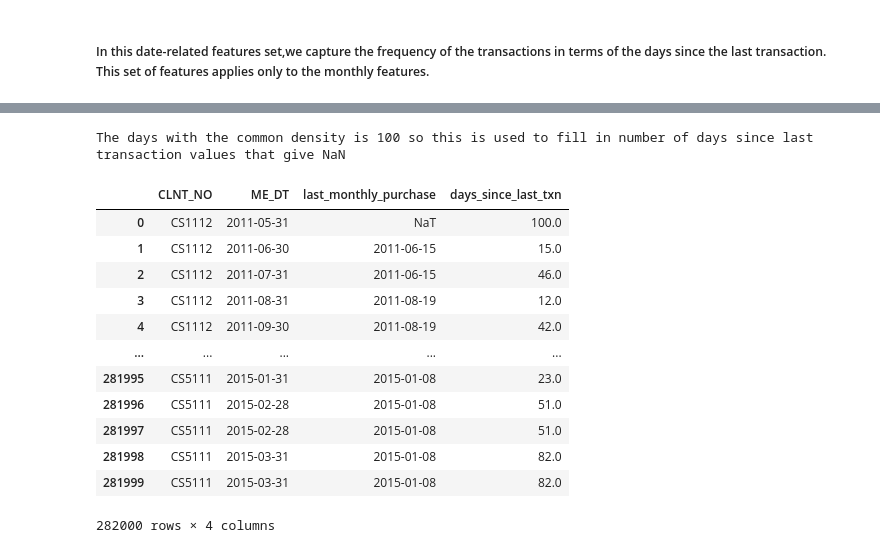
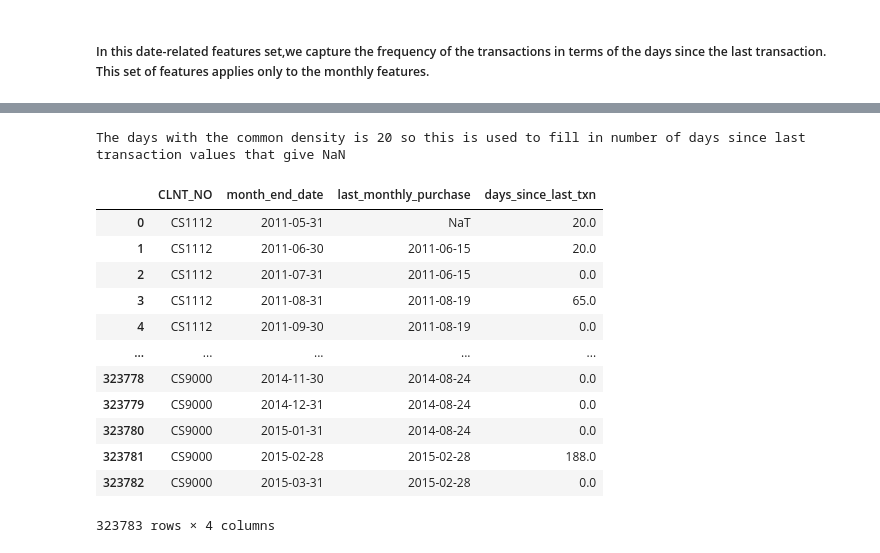
Before and after one commit to PortiaMasibi/Predicting-Response-to-Promotional-Campaign-, a Jupyter notebook: initial_data_analysis.ipynb, the cells around one changed output, grey strips where cells are left out. Saved outputs shown, nothing was run; the diff lists cells and outputs as text; code cells hidden in the pictures.

```diff
--- a/initial_data_analysis.ipynb
+++ b/initial_data_analysis.ipynb
@@ -380,9 +399,9 @@ for i in range(4000,6889):
     for j in range(0,len(dt)):
         bpt.append([cln[i],dt[j]])
 # %%
-base_table_pd = pd.DataFrame(bpt, columns = ['CLNT_NO','ME_DT'])
-# converting the 'ME_DT' column to datetime format
-base_table_pd['ME_DT']= pd.to_datetime(base_table_pd['ME_DT'])
+base_table_pd = pd.DataFrame(bpt, columns = ['CLNT_NO','month_end_date'])
+# converting the 'month_end_date' column to datetime format
+base_table_pd['month_end_date']= pd.to_datetime(base_table_pd['month_end_date'])
 
 base_table_pd
 # %% [output]
@@ -713,7 +733,7 @@ monthly_day_counts.to_excel('data/mth_day_counts.xlsx')
 # have multiple purchases in a month. Since we want to calculate the ”days since last transaction”, we want to capture
 # the last transaction in a month for every client
 
-last_monthly_purchase = transaction_data.groupby(['customer_id','ME_DT']).max()
+last_monthly_purchase = transaction_data.groupby(['customer_id','month_end_date']).max()
 last_monthly_purchase = last_monthly_purchase['txn_date']
 last_monthly_purchase
 # %% [output]
@@ -733,13 +753,13 @@ Name: txn_date, Length: 103234, dtype: datetime64[ns]
 # %%
 
 #Joining base table pd with last monthly purchase
-last_monthly_purchase1 = last_monthly_purchase.reset_index(level='ME_DT')
+last_monthly_purchase1 = last_monthly_purchase.reset_index(level='month_end_date')
 last_monthly_purchase2 = last_monthly_purchase1.reset_index(level='customer_id')
 last_monthly_purchase2  = last_monthly_purchase2.rename(columns={'customer_id': 'CLNT_NO'})
 last_monthly_purchase2 = last_monthly_purchase2.rename(columns={'txn_date': 'last_monthly_purchase'})
 
-base_table_pd_sorted = base_table_pd.sort_values(by = ['CLNT_NO','ME_DT'])
+base_table_pd_sorted = base_table_pd.sort_values(by = ['CLNT_NO','month_end_date'])
 
-last_monthly_purchase_base = pd.merge(base_table_pd_sorted,last_monthly_purchase2,on = ['CLNT_NO','ME_DT'],how='left')
+last_monthly_purchase_base = pd.merge(base_table_pd_sorted,last_monthly_purchase2,on = ['CLNT_NO','month_end_date'],how='left')
 last_monthly_purchase_base
 # %% [output]
@@ -759,8 +779,6 @@ last_monthly_purchase_base
 # %%
 # Filling NaT with previous date
 last_monthly_purchase_base = last_monthly_purchase_base.groupby('CLNT_NO').apply(lambda x: x.ffill())
-#last_monthly_purchase_base = last_monthly_purchase_base.reset_index(level='CLNT_NO')
-last_monthly_purchase_base = last_monthly_purchase_base.droplevel('level_1')
+last_monthly_purchase_base = last_monthly_purchase_base.droplevel(0)
 last_monthly_purchase_base
-#last_monthly_purchase_base.loc[92:98]
 # %% [output]
@@ -793,22 +835,22 @@ This histogram shows us that most customers generally have about 100 between tra
 # %%
-print('The days with the common density is 100 so this is used to fill in number of days since last transaction values that give NaN')
-last_monthly_purchase_base['days_since_last_txn'] = last_monthly_purchase_base['days_since_last_txn'].fillna(100)
+print('The days with the common density is 20 so this is used to fill in number of days since last transaction values that give NaN')
+last_monthly_purchase_base['days_since_last_txn'] = last_monthly_purchase_base['days_since_last_txn'].fillna(20)
 last_monthly_purchase_base
 # %% [output]
-The days with the common density is 100 so this is used to fill in number of days since last transaction values that give NaN
+The days with the common density is 20 so this is used to fill in number of days since last transaction values that give NaN
-|  | CLNT_NO | ME_DT | last_monthly_purchase | days_since_last_txn |
-| 0 | CS1112 | 2011-05-31 | NaT | 100.0 |
-| 1 | CS1112 | 2011-06-30 | 2011-06-15 | 15.0 |
-| 2 | CS1112 | 2011-07-31 | 2011-06-15 | 46.0 |
-| 3 | CS1112 | 2011-08-31 | 2011-08-19 | 12.0 |
-| 4 | CS1112 | 2011-09-30 | 2011-08-19 | 42.0 |
+|  | CLNT_NO | month_end_date | last_monthly_purchase | days_since_last_txn |
+| 0 | CS1112 | 2011-05-31 | NaT | 20.0 |
+| 1 | CS1112 | 2011-06-30 | 2011-06-15 | 20.0 |
+| 2 | CS1112 | 2011-07-31 | 2011-06-15 | 0.0 |
+| 3 | CS1112 | 2011-08-31 | 2011-08-19 | 65.0 |
+| 4 | CS1112 | 2011-09-30 | 2011-08-19 | 0.0 |
 | ... | ... | ... | ... | ... |
-| 281995 | CS5111 | 2015-01-31 | 2015-01-08 | 23.0 |
-| 281996 | CS5111 | 2015-02-28 | 2015-01-08 | 51.0 |
-| 281997 | CS5111 | 2015-02-28 | 2015-01-08 | 51.0 |
-| 281998 | CS5111 | 2015-03-31 | 2015-01-08 | 82.0 |
-| 281999 | CS5111 | 2015-03-31 | 2015-01-08 | 82.0 |
+| 323778 | CS9000 | 2014-11-30 | 2014-08-24 | 0.0 |
+| 323779 | CS9000 | 2014-12-31 | 2014-08-24 | 0.0 |
+| 323780 | CS9000 | 2015-01-31 | 2014-08-24 | 0.0 |
+| 323781 | CS9000 | 2015-02-28 | 2015-02-28 | 188.0 |
+| 323782 | CS9000 | 2015-03-31 | 2015-02-28 | 0.0 |
-282000 rows × 4 columns
+323783 rows × 4 columns
 # %%
 # Saving to excel
 days_since_last_txn_excel = last_monthly_purchase_base.drop(['last_monthly_purchase'], axis = 1)
```
Also changed, not shown: parts of 33 cells of this notebook, 5 other files.
